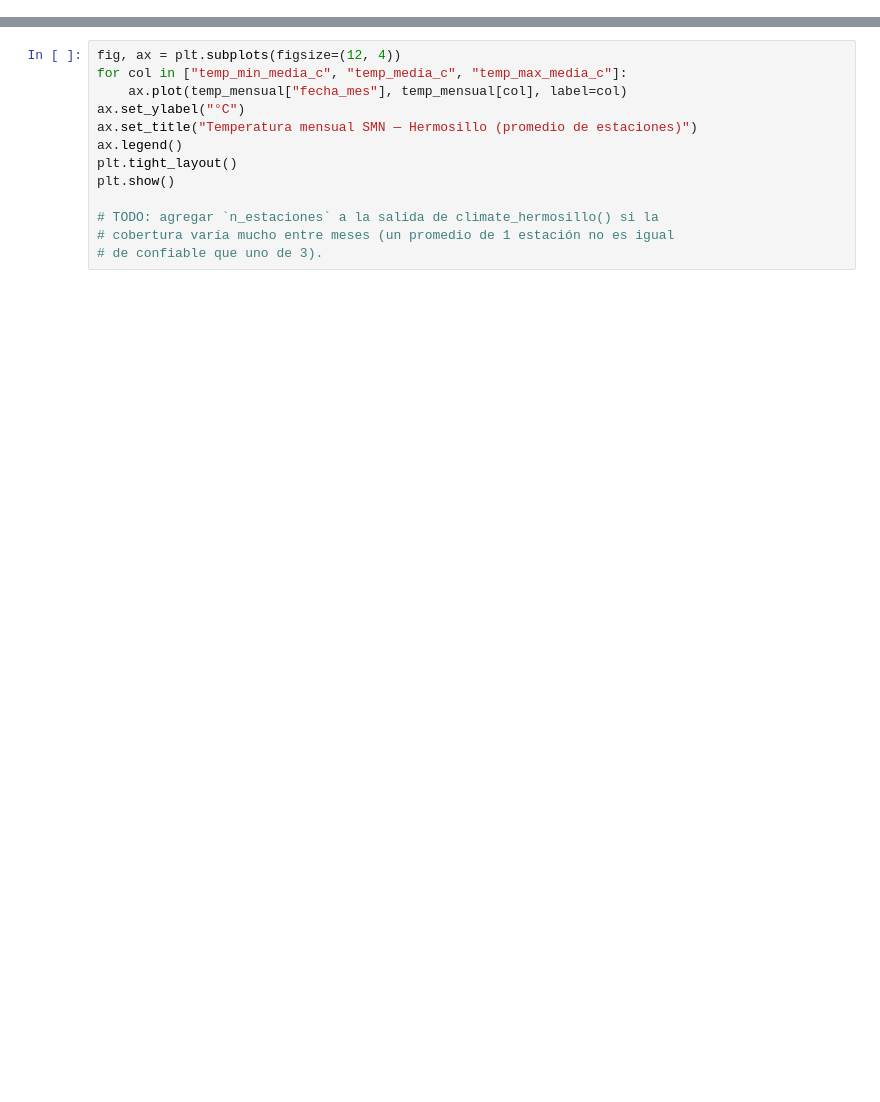
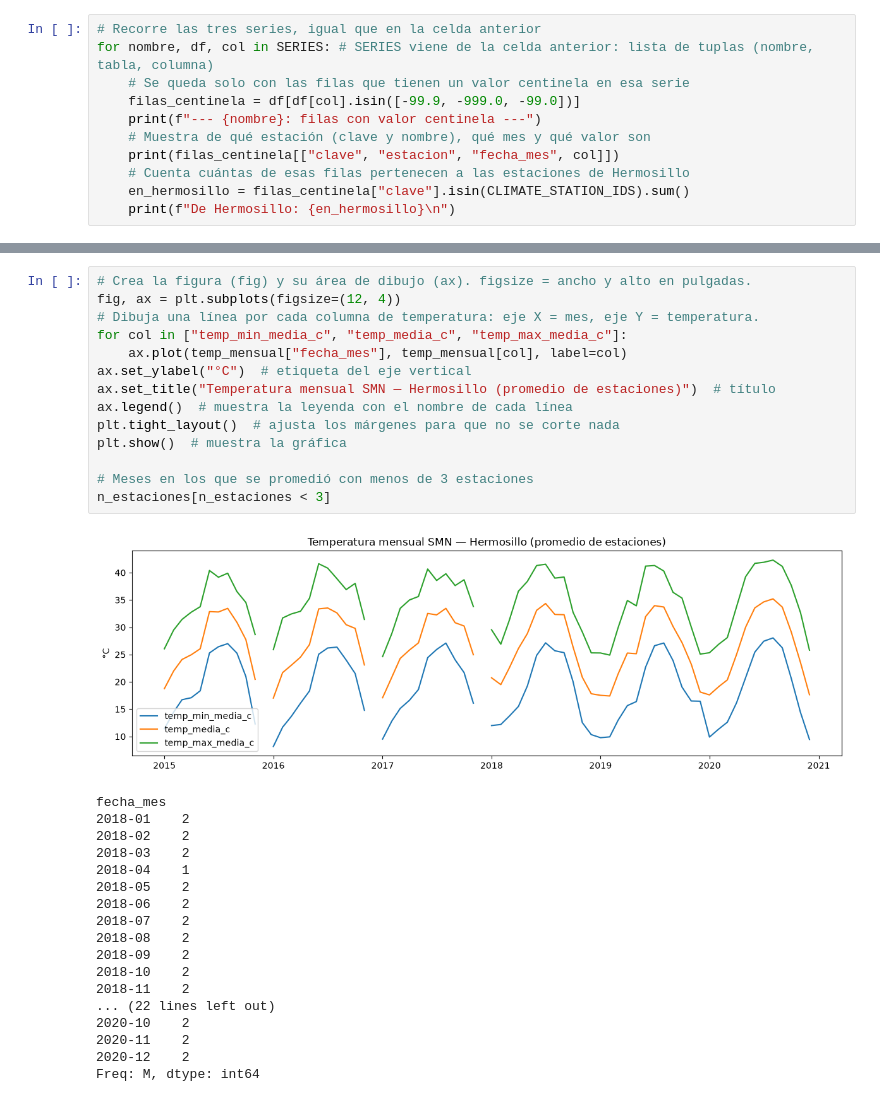
Before and after one commit to mdc-feature-engineering/sonora-health-climate-eda, a Jupyter notebook: notebooks/02_procesamiento/2.0-procesamiento-temperatura-smn.ipynb, the cells around one changed output, grey strips where cells are left out. Drawn from its saved outputs; the diff is of its cells as text; blank space fills up the shorter version.

```diff
--- a/notebooks/02_procesamiento/2.0-procesamiento-temperatura-smn.ipynb
+++ b/notebooks/02_procesamiento/2.0-procesamiento-temperatura-smn.ipynb
@@ -111,0 +260,11 @@ incoherentes[incoherentes["clave"].isin(CLIMATE_STATION_IDS)].head(20)
+# %%
+# Recorre las tres series, igual que en la celda anterior
+for nombre, df, col in SERIES: # SERIES viene de la celda anterior: lista de tuplas (nombre, tabla, columna)
+    # Se queda solo con las filas que tienen un valor centinela en esa serie
+    filas_centinela = df[df[col].isin([-99.9, -999.0, -99.0])]
+    print(f"--- {nombre}: filas con valor centinela ---")
+    # Muestra de qué estación (clave y nombre), qué mes y qué valor son
+    print(filas_centinela[["clave", "estacion", "fecha_mes", col]])
+    # Cuenta cuántas de esas filas pertenecen a las estaciones de Hermosillo
+    en_hermosillo = filas_centinela["clave"].isin(CLIMATE_STATION_IDS).sum()
+    print(f"De Hermosillo: {en_hermosillo}\n")
@@ -135,15 +371,35 @@ temp_mensual.head()
 # %%
+# Crea la figura (fig) y su área de dibujo (ax). figsize = ancho y alto en pulgadas.
 fig, ax = plt.subplots(figsize=(12, 4))
+# Dibuja una línea por cada columna de temperatura: eje X = mes, eje Y = temperatura.
 for col in ["temp_min_media_c", "temp_media_c", "temp_max_media_c"]:
     ax.plot(temp_mensual["fecha_mes"], temp_mensual[col], label=col)
-ax.set_ylabel("°C")
-ax.set_title("Temperatura mensual SMN — Hermosillo (promedio de estaciones)")
-ax.legend()
-plt.tight_layout()
-plt.show()
+ax.set_ylabel("°C")  # etiqueta del eje vertical
+ax.set_title("Temperatura mensual SMN — Hermosillo (promedio de estaciones)")  # título
+ax.legend()  # muestra la leyenda con el nombre de cada línea
+plt.tight_layout()  # ajusta los márgenes para que no se corte nada
+plt.show()  # muestra la gráfica
 
-# TODO: agregar `n_estaciones` a la salida de climate_hermosillo() si la
-# cobertura varía mucho entre meses (un promedio de 1 estación no es igual
-# de confiable que uno de 3).
+# Meses en los que se promedió con menos de 3 estaciones
+n_estaciones[n_estaciones < 3]
+# %% [output]
+[figure, added]
+fecha_mes
+2018-01    2
+2018-02    2
+2018-03    2
+2018-04    1
+2018-05    2
+2018-06    2
+2018-07    2
+2018-08    2
+2018-09    2
+2018-10    2
+2018-11    2
+... (22 lines left out)
+2020-10    2
+2020-11    2
+2020-12    2
+Freq: M, dtype: int64
 # %% [markdown]
 ## Guardar salida
```
Also changed, not shown: parts of 21 cells of this notebook.
